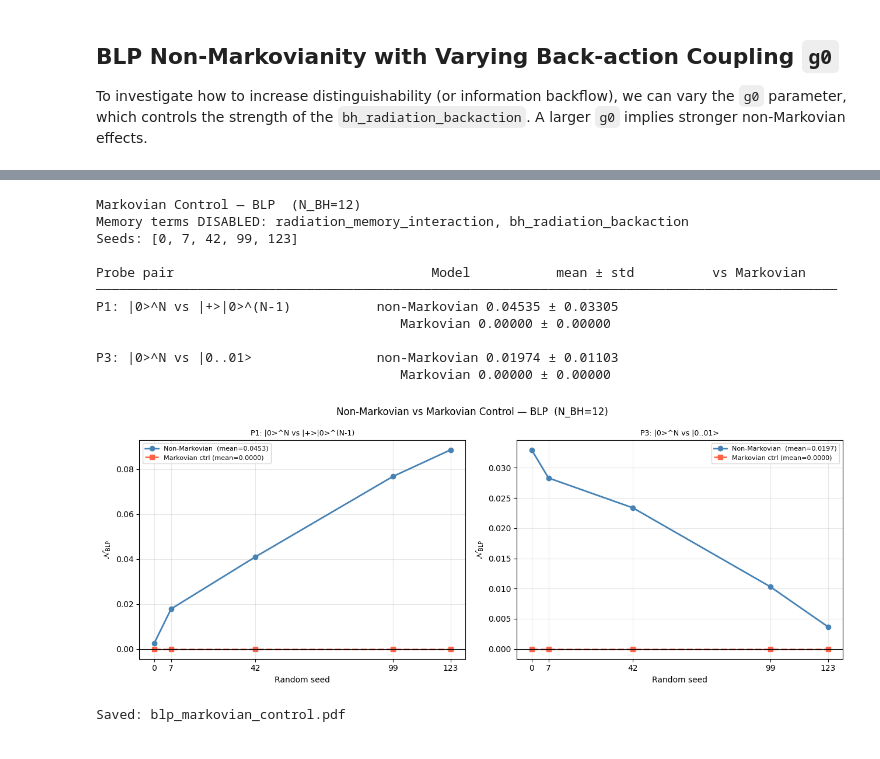
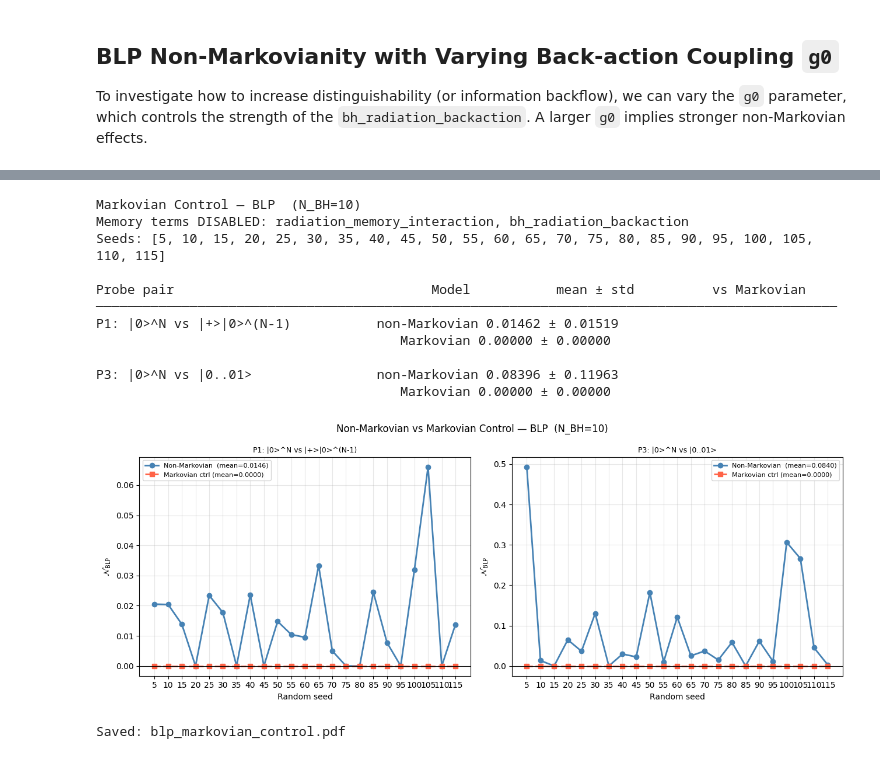
Before and after one commit to aaqhilahamed2004-ops/non-markovian_black-hole_evaporation, a Jupyter notebook: MvNM_v2.ipynb, the cells around one changed output, grey strips where cells are left out. Drawn from its saved outputs; the diff is of its cells as text; code cells hidden in the pictures.

```diff
--- a/MvNM_v2.ipynb
+++ b/MvNM_v2.ipynb
@@ -234,5 +232,10 @@ G0_VALUES = [np.pi/8, np.pi/6, np.pi/4, np.pi/3]
+# %%
+G0_GLOBAL = 0.5
 # %%
-def bh_radiation_backaction(qc, bh, rad, t=None, N_BH_total=None, g0=np.pi/8):
+# ─────────────────────────────────────────────────────────────────────────────
+# BH-RADIATION BACK-ACTION
+# ─────────────────────────────────────────────────────────────────────────────
+def bh_radiation_backaction(qc, bh, rad, t=None, N_BH_total=None, g0=G0_GLOBAL):
     """
     BH-radiation back-action with Hawking-temperature-motivated coupling.
 
@@ -255,13 +258,13 @@ def bh_radiation_backaction(qc, bh, rad, t=None, N_BH_total=None, g0=np.pi/8):
         hawking_factor = 1.0 / (1.0 - frac)
         base_angle = min(g0 * hawking_factor, np.pi / 2)
     else:
-        base_angle = np.pi / 4   # fallback: original fixed coupling
+        base_angle = g0   # Use the global g0 if t or N_BH_total are not provided
 
     for b in bh:
         for i, r in enumerate(rad):
             coupling = base_angle * np.exp(-0.3 * (len(rad) - 1 - i))
-            qc.cz(b, r)
-            qc.cx(r, b)
+            qc.cz(b, r)          # Z-type: dephasing
+            qc.cx(r, b)          # X-type: bit-flip back-action
             qc.rx(coupling, b)
             qc.ry(coupling, r)
 # %%
@@ -597,7 +603,7 @@ Saved: blp_measure.pdf
 # BLP NON-MARKOVIANITY MEASURE
 # Breuer, Laine & Piilo, PRL 103, 210401 (2009)
 # ─────────────────────────────────────────────────────────────────────────────
-N_BH = 12
+N_BH = 10
 
 def trace_distance(rho1, rho2) -> float:
     """D(rho1, rho2) = (1/2) Tr|rho1 - rho2| via eigenvalue decomposition."""
@@ -605,7 +611,7 @@ def trace_distance(rho1, rho2) -> float:
     return 0.5 * float(np.sum(np.abs(eigvals)))
 
 
-def run_evaporation_for_blp(probe: str, seed: int = 42):
+def run_evaporation_for_blp(probe: str, seed: int = 42, g0: float = G0_GLOBAL):
     """
     probe : 'zero'     -> |0...0>^N
             'plus'     -> |+>|0>^(N-1)
@@ -633,7 +639,7 @@ def run_evaporation_for_blp(probe: str, seed: int = 42):
         if len(rad) >= 2:
             radiation_memory_interaction(step_qc, rad)
         if len(rad) > 0:
-            bh_radiation_backaction(step_qc, bh, rad)
+            bh_radiation_backaction(step_qc, bh, rad, t=len(rad), N_BH_total=N_BH, g0=g0)
 
         state = state.evolve(step_qc)
         emitted = bh.pop(0)
@@ -651,9 +657,9 @@ def run_evaporation_for_blp(probe: str, seed: int = 42):
 def compute_blp_pair(probe_a, probe_b, label_a, label_b, series_cache):
     """Compute D(t), dD, N_BLP for a probe pair. Uses cache to avoid re-running."""
     if probe_a not in series_cache:
-        series_cache[probe_a] = run_evaporation_for_blp(probe_a, seed=42)
+        series_cache[probe_a] = run_evaporation_for_blp(probe_a, seed=42, g0=G0_GLOBAL)
     if probe_b not in series_cache:
-        series_cache[probe_b] = run_evaporation_for_blp(probe_b, seed=42)
+        series_cache[probe_b] = run_evaporation_for_blp(probe_b, seed=42, g0=G0_GLOBAL)
     s_a, s_b = series_cache[probe_a], series_cache[probe_b]
     T = min(len(s_a), len(s_b))
     D_vals = [trace_distance(s_a[t], s_b[t]) for t in range(T)]
@@ -697,7 +703,7 @@ print(f"  {'Pair':<45} {'N_BLP':>10}")
 print(f"  {'─'*45}  {'─'*8}")
 for i, ((pa, pb, _, d0_note, short), (_, _, _, N_BLP, _, _)) in enumerate(zip(pairs, results), 1):
     flag = "✓ non-Markovian" if N_BLP > 1e-6 else "✗ no backflow"
-    print(f"  {i}. {short:<42} {N_BLP:>10.6f}  {flag}")
+    print(f"  {short:<42} {N_BLP:>10.6f}  {flag}")
 print(f"{'='*60}")
 
 # ── 4×2 plot grid ─────────────────────────────────────────────────────────────
@@ -759,7 +765,7 @@ Saved: blp_measure.pdf
 # ─────────────────────────────────────────────────────────────────────────────
 import pandas as pd
 
-SEEDS        = [0, 7, 42, 99, 123]
+SEEDS        = [i for i in range(5,120,5)]
 PROBE_PAIRS  = [
     ('zero',     'plus',      "P1: |0>^N vs |+>|0>^(N-1)"),
     ('zero',     'ones',      "P2: |0>^N vs |1>^N"),
@@ -776,8 +782,8 @@ table = {}
 for pa, pb, plabel in PROBE_PAIRS:
     table[plabel] = {}
     for seed in SEEDS:
-        s_a = run_evaporation_for_blp(pa, seed=seed)
-        s_b = run_evaporation_for_blp(pb, seed=seed)
+        s_a = run_evaporation_for_blp(pa, seed=seed, g0=G0_GLOBAL)
+        s_b = run_evaporation_for_blp(pb, seed=seed, g0=G0_GLOBAL)
         T   = min(len(s_a), len(s_b))
         D   = [trace_distance(s_a[t], s_b[t]) for t in range(T)]
         dD  = np.diff(D)
@@ -931,6 +986,6 @@ Saved: blp_g0_sweep.pdf
 # %%
 #def run_evaporation_for_blp(probe: str, seed: int = 42, markovian: bool = False):
-def run_evaporation_for_blp(probe: str, seed: int = 42, markovian: bool = False, g0: float = np.pi/8):
+def run_evaporation_for_blp(probe: str, seed: int = 42, markovian: bool = False, g0: float = G0_GLOBAL):
     """
     markovian=True  : disables radiation_memory_interaction and
                       bh_radiation_backaction — pure scrambling only.
@@ -989,14 +1044,14 @@ ctrl_table = {}
 for pa, pb, plabel in CONTROL_PAIRS:
     ctrl_table[plabel] = {}
     for seed in SEEDS:
-        s_a = run_evaporation_for_blp(pa, seed=seed, markovian=True)
-        s_b = run_evaporation_for_blp(pb, seed=seed, markovian=True)
+        s_a = run_evaporation_for_blp(pa, seed=seed, markovian=True, g0=G0_GLOBAL)
+        s_b = run_evaporation_for_blp(pb, seed=seed, markovian=True, g0=G0_GLOBAL)
         T   = min(len(s_a), len(s_b))
         D   = [trace_distance(s_a[t], s_b[t]) for t in range(T)]
         dD  = np.diff(D)
         ctrl_table[plabel][seed] = float(np.sum(dD[dD > 0]))
 
-# ── Print comparison table ────────────────────────────────────────────────────
+# ── Print comparison table ────────────────────────────
 print(f"{'Probe pair':<35} {'Model':>12} {'mean ± std':>20}  {'vs Markovian':>20}")
 print("─" * 95)
 
@@ -1007,7 +1062,7 @@ for pa, pb, plabel in CONTROL_PAIRS:
     print(f"{'':35} {'Markovian':>12} {mk_vals.mean():.5f} ± {mk_vals.std():.5f}")
     print()
 
-# ── Side-by-side plot ─────────────────────────────────────────────────────────
+# ── Side-by-side plot ───────────────────────────
 fig, axes = plt.subplots(1, 2, figsize=(13, 5))
 
 pair_colors = {'non-Markovian': 'steelblue', 'Markovian': 'tomato'}
@@ -1018,36 +1073,36 @@ for col, (pa, pb, plabel) in enumerate(CONTROL_PAIRS):
     mk_vals = [ctrl_table[plabel][s] for s in SEEDS]
 
     ax.plot(SEEDS, nm_vals, 'o-', color='steelblue', lw=2,
             label=f"Non-Markovian  (mean={np.mean(nm_vals):.4f})")
     ax.plot(SEEDS, mk_vals, 's--', color='tomato',    lw=2,
             label=f"Markovian ctrl (mean={np.mean(mk_vals):.4f})")
     ax.axhline(0, color='black', lw=0.8)
     ax.set_xlabel("Random seed")
     ax.set_ylabel(r"$\mathcal{N}_{\rm BLP}$")
     ax.set_title(plabel, fontsize=9)
     ax.set_xticks(SEEDS)
     ax.legend(fontsize=8)
     ax.grid(alpha=0.3)
 
 plt.suptitle(
     f"Non-Markovian vs Markovian Control — BLP  (N_BH={N_BH})",
     fontsize=12
 )
 plt.tight_layout()
 plt.savefig("blp_markovian_control.pdf", bbox_inches='tight', dpi=200)
 plt.show()
 print("Saved: blp_markovian_control.pdf")
 # %% [output]
-Markovian Control — BLP  (N_BH=12)
+Markovian Control — BLP  (N_BH=10)
 Memory terms DISABLED: radiation_memory_interaction, bh_radiation_backaction
-Seeds: [0, 7, 42, 99, 123]
+Seeds: [5, 10, 15, 20, 25, 30, 35, 40, 45, 50, 55, 60, 65, 70, 75, 80, 85, 90, 95, 100, 105, 110, 115]
 
 Probe pair                                 Model           mean ± std          vs Markovian
 ───────────────────────────────────────────────────────────────────────────────────────────────
-P1: |0>^N vs |+>|0>^(N-1)           non-Markovian 0.04535 ± 0.03305
+P1: |0>^N vs |+>|0>^(N-1)           non-Markovian 0.01462 ± 0.01519
                                        Markovian 0.00000 ± 0.00000
 
-P3: |0>^N vs |0..01>                non-Markovian 0.01974 ± 0.01103
+P3: |0>^N vs |0..01>                non-Markovian 0.08396 ± 0.11963
                                        Markovian 0.00000 ± 0.00000
-[figure, old version]
+[figure, new version]
 Saved: blp_markovian_control.pdf
```
Also changed, not shown: parts of 15 cells of this notebook.
